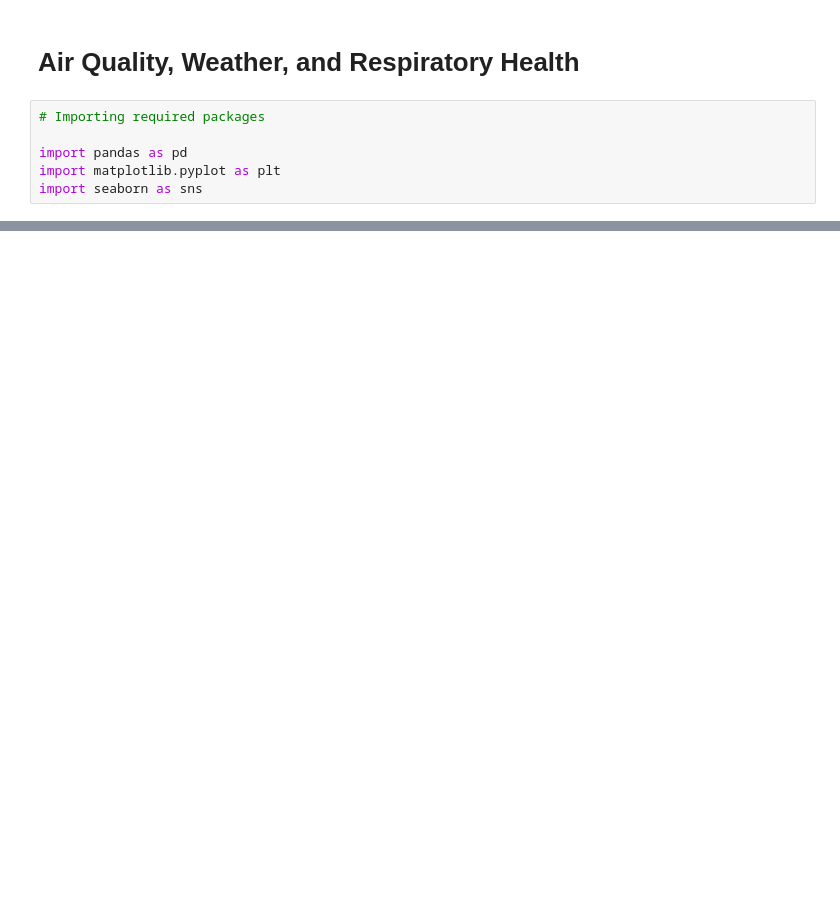
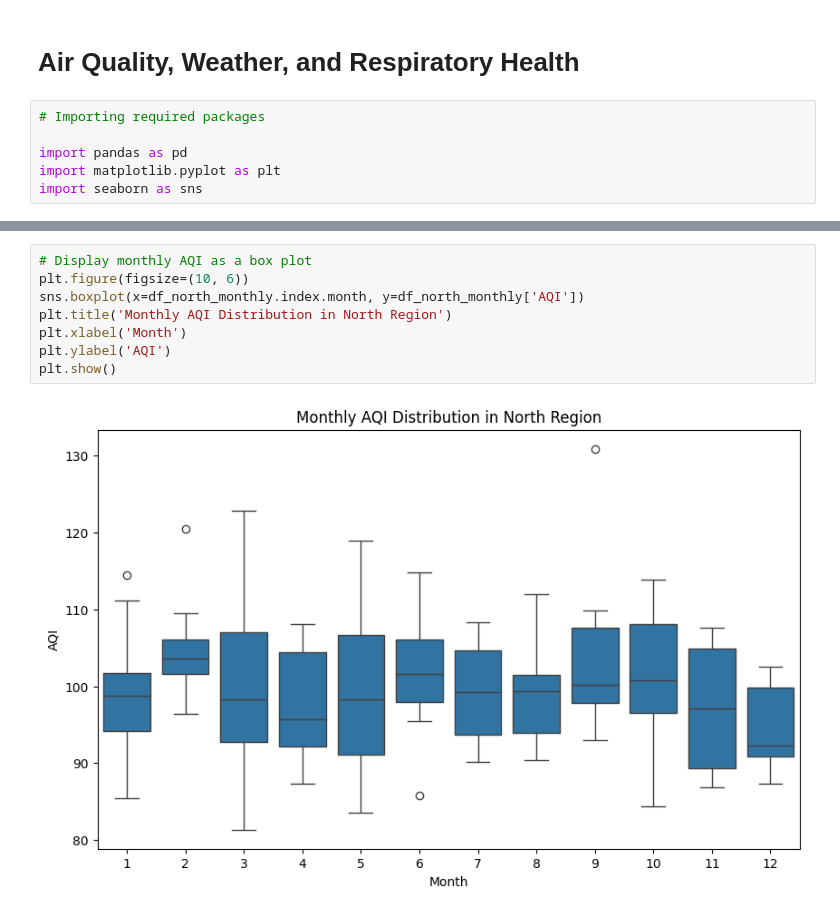
Before and after one commit to DarshanaHeendeniya/ML_Learning, a Jupyter notebook: Air_quality.ipynb, the cells around one changed output, grey strips where cells are left out. Saved outputs shown, nothing was run; the diff lists cells and outputs as text; blank space fills up the shorter version.

```diff
--- a/Air_quality.ipynb
+++ b/Air_quality.ipynb
@@ -15,0 +159,10 @@ FileNotFoundError: [Errno 2] No such file or directory: 'data/data.csv'
+# %%
+# Display monthly AQI as a box plot
+plt.figure(figsize=(10, 6))
+sns.boxplot(x=df_north_monthly.index.month, y=df_north_monthly['AQI'])
+plt.title('Monthly AQI Distribution in North Region')
+plt.xlabel('Month')
+plt.ylabel('AQI')
+plt.show()
+# %% [output]
+[figure, added]
```
Also changed, not shown: parts of 27 cells of this notebook.
